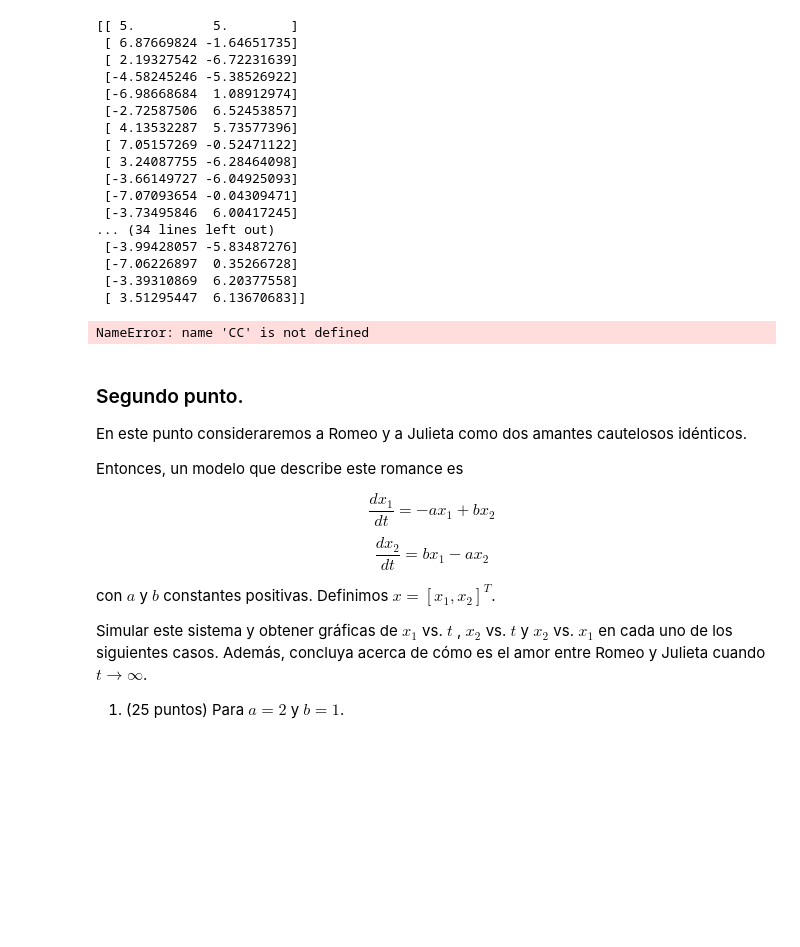
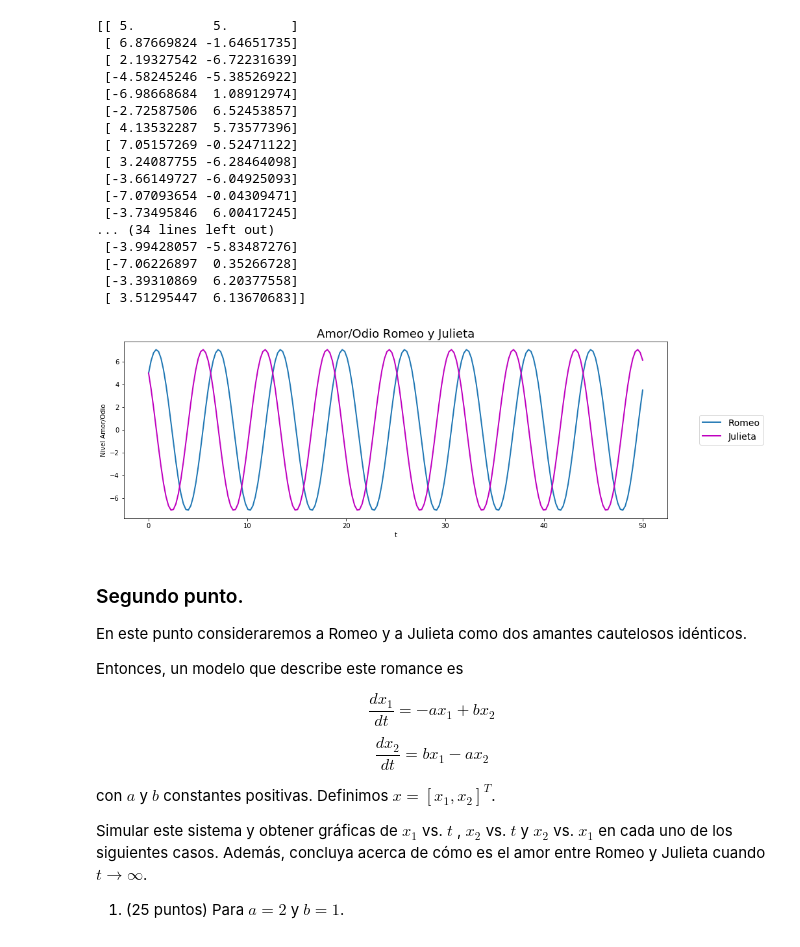
Before and after one commit to 8bitguy/SimMate, a Jupyter notebook: Examen1_IsraelCastillo.ipynb, the cells around one changed output. Cells and saved outputs as stored; diff of their text form; code cells hidden in the pictures; blank space fills up the shorter version.

Commit message:
Examen
Separación de la función en Romeo/Julieta para graficar cada uno y camibar color. Añadir labels.

```diff
--- a/Examen1_IsraelCastillo.ipynb
+++ b/Examen1_IsraelCastillo.ipynb
@@ -81,16 +81,34 @@ print (resultado)
  [-7.06226897  0.35266728]
  [-3.39310869  6.20377558]
  [ 3.51295447  6.13670683]]
-# %%
-
-plt.plot(tt, CC,'-',linewidth=3.0)          # Se grafica la evolución de los capitales
-plt.plot(tt,meta*np.ones(len(tt)),'--k')    # Se grafica la meta
-plt.xlabel('t')                             # Etiqueta eje x
-plt.ylabel('C(t)')                          # Etiqueta eje y
-plt.grid(True)                              # Malla en la gráfica
-plt.show()
-# %% [output]
-NameError: name 'CC' is not defined
+# %%
+def sistema_ec (x_0, t):
+    x_1 = x_0[0]
+    x_2 = x_0[1]
+    return ([a*(x_2), -b*(x_1)])
+
+a, b = 1, 1
+
+
+t = np.linspace(0, 50, 200)
+x_0 = [5,5]
+resultado = odeint(sistema_ec, x_0, t)
+
+
+plt.figure(figsize = (15,5))
+#plt.plot(t, resultado,'-',linewidth=1.0)
+plt.plot(t, resultado[:,0],'-',linewidth=2.0, label = 'Romeo')
+plt.plot(t, resultado[:,1],'m',linewidth=2.0, label = 'Julieta')
+
+
+plt.xlabel('t')
+plt.ylabel('Nivel Amor/Odio')
+plt.title('Amor/Odio Romeo y Julieta', fontsize = 18)
+plt.legend(loc='center left', bbox_to_anchor=(1.05, 0.5), prop={'size': 14})
+plt.grid(False)
+plt.show()
+# %% [output]
+[figure, added]
 # %% [markdown]
 ### Segundo punto.
 En este punto consideraremos a Romeo y a Julieta como dos amantes cautelosos idénticos.
```
